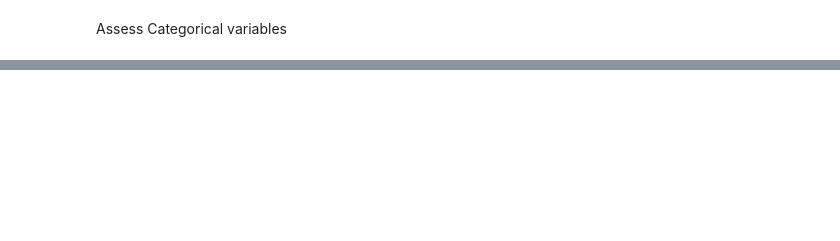
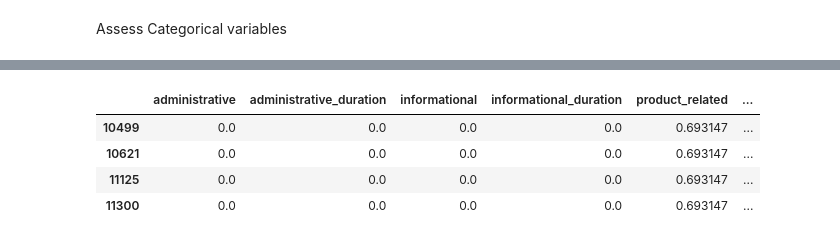
Before and after one commit to Craphtr/online-shopping-ml-case-study, a Jupyter notebook: data_quality_assessment.ipynb, the cells around one changed output, grey strips where cells are left out. Cells and saved outputs as stored; diff of their text form; code cells hidden in the pictures; blank space fills up the shorter version.

```diff
--- a/data_quality_assessment.ipynb
+++ b/data_quality_assessment.ipynb
@@ -290 +349,10 @@ Other                   85
 Name: count, dtype: int64
+# %%
+prep_dup = prep_data_noencoding.duplicated(keep=False)
+prep_data_noencoding[prep_dup]
+# %% [output]
+|  | administrative | administrative_duration | informational | informational_duration | product_related | ... |
+| 10499 | 0.0 | 0.0 | 0.0 | 0.0 | 0.693147 | ... |
+| 10621 | 0.0 | 0.0 | 0.0 | 0.0 | 0.693147 | ... |
+| 11125 | 0.0 | 0.0 | 0.0 | 0.0 | 0.693147 | ... |
+| 11300 | 0.0 | 0.0 | 0.0 | 0.0 | 0.693147 | ... |
```
Also changed, not shown: parts of 14 cells of this notebook.
